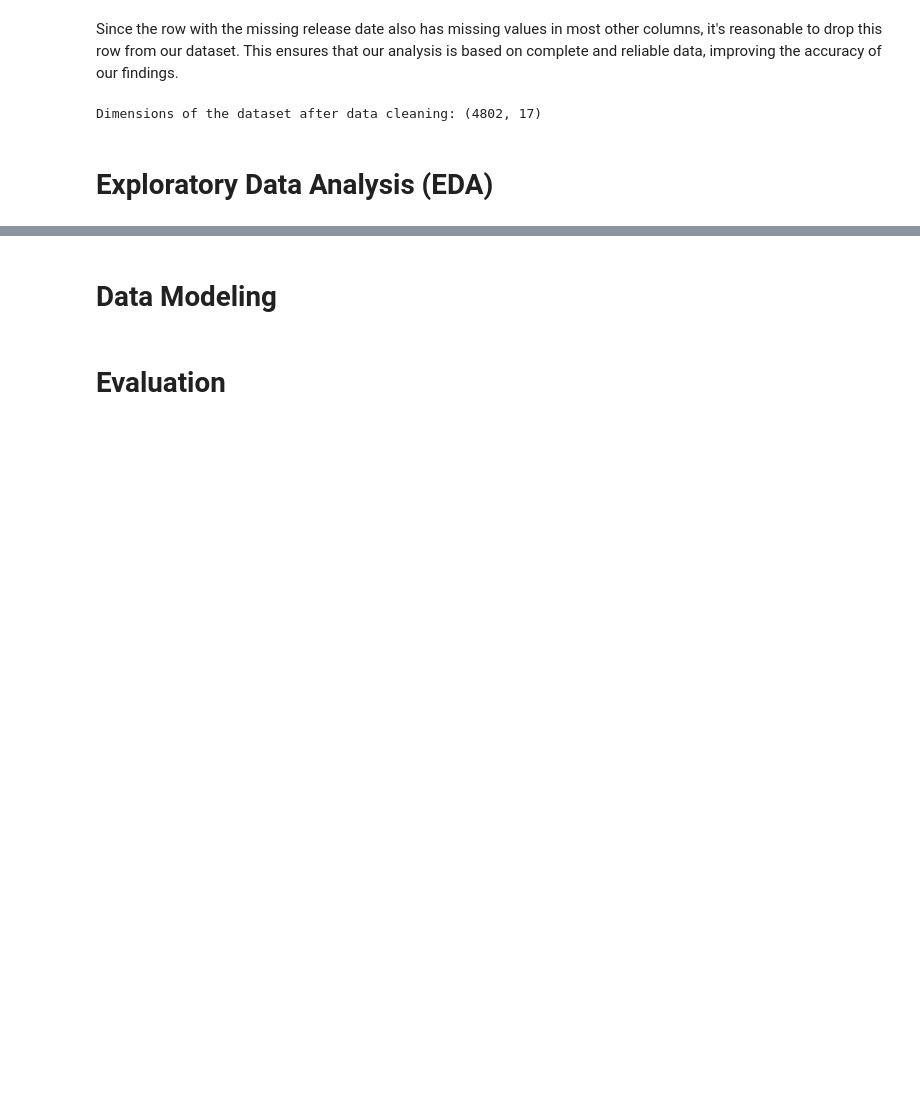
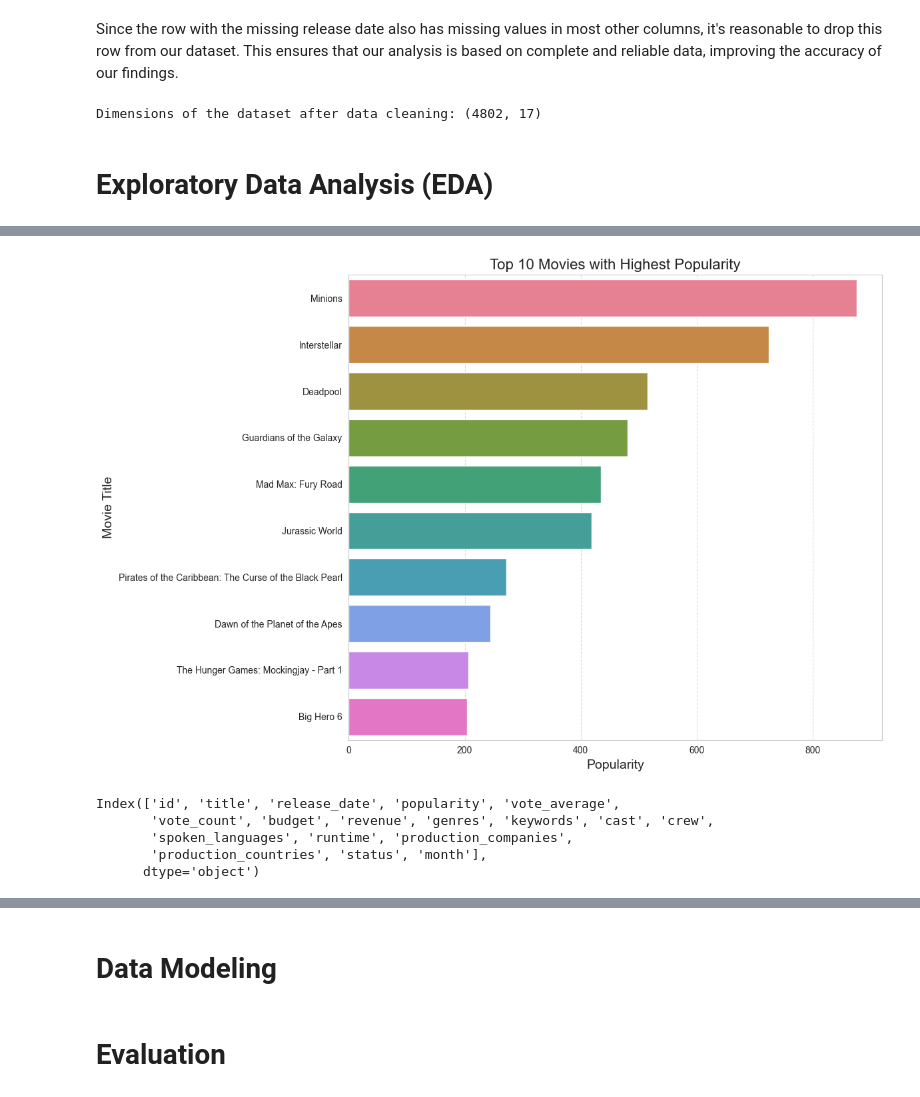
Before and after one commit to FatemehCh97/TMDB-Movie-Analytics-and-Recommendation, a Jupyter notebook: src/TMDB_Insights.ipynb, the cells around one changed output, grey strips where cells are left out. Cells and saved outputs as stored; diff of their text form; code cells hidden in the pictures; blank space fills up the shorter version.

```diff
--- a/src/TMDB_Insights.ipynb
+++ b/src/TMDB_Insights.ipynb
@@ -424,0 +514,35 @@ Dimensions of the dataset after data cleaning: (4802, 17)
+# %%
+# Sort the DataFrame by 'popularity' column in descending order
+top_10_popular = df.sort_values(by='popularity', ascending=False).head(10)
+
+# Set style
+sns.set_style("whitegrid")
+
+# Create color palette
+colors = sns.color_palette("husl", 10)
+
+# Create the plot
+plt.figure(figsize=(12, 8))
+sns.barplot(x='popularity', y='title', data=top_10_popular, palette=colors)
+
+# Add labels and title
+plt.xlabel('Popularity', fontsize=14)
+plt.ylabel('Movie Title', fontsize=14)
+plt.title('Top 10 Movies with Highest Popularity', fontsize=16)
+
+# Adjust layout
+plt.tight_layout()
+
+plt.grid(axis='x', linestyle='--', alpha=0.7)
+# Show plot
+plt.show()
+# %% [output]
+[figure, added]
+# %%
+df.columns
+# %% [output]
+Index(['id', 'title', 'release_date', 'popularity', 'vote_average',
+       'vote_count', 'budget', 'revenue', 'genres', 'keywords', 'cast', 'crew',
+       'spoken_languages', 'runtime', 'production_companies',
+       'production_countries', 'status', 'month'],
+      dtype='object')
```
Also changed, not shown: parts of 35 cells of this notebook.
